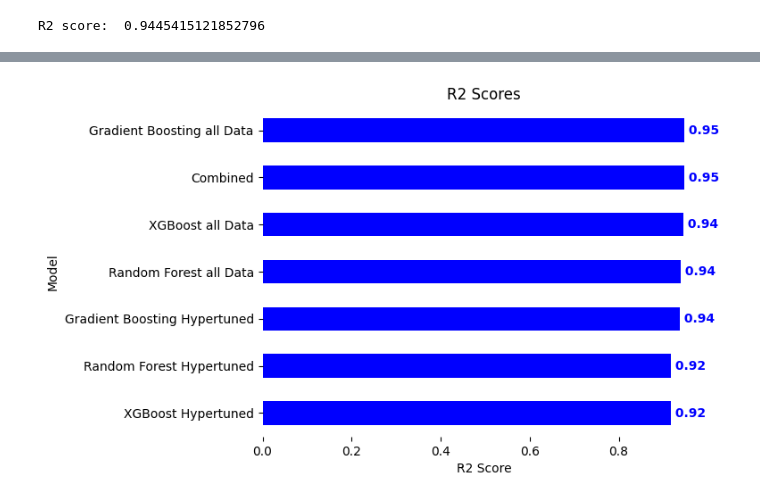
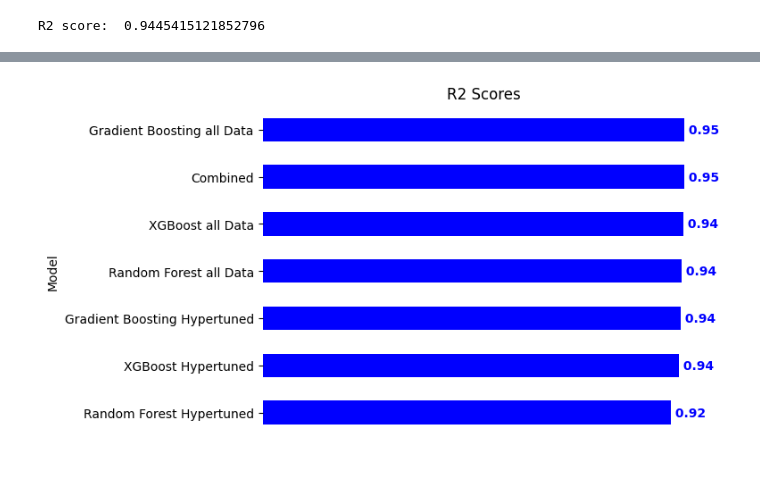
Before and after one commit to Bratpfannengamer/Rossmann, a Jupyter notebook: notebook.ipynb, the cells around one changed output, grey strips where cells are left out. Drawn from its saved outputs; the diff is of its cells as text; code cells hidden in the pictures; blank space fills up the shorter version.

```diff
--- a/notebook.ipynb
+++ b/notebook.ipynb
@@ -995,0 +965,2 @@ Fitting 5 folds for each of 45 candidates, totalling 225 fits
+# %%
+xgb_hyper_r2 = 0.9357554945651602
@@ -1025,4 +1012,4 @@ Fitting 5 folds for each of 27 candidates, totalling 135 fits
 0.9164451363499566
 # %%
 #last r2 score
-rfr_hyp_r2 = 0.9164451363499566
+rfr_hyper_r2 = 0.9164451363499566
@@ -1156,20 +1227,21 @@ Combined R2 Score:  0.9467576266100304
 # %%
 #plot r2 scores
 r2_scores = [['XGBoost all Data', xgb_all_r2 ],['Random Forest all Data',rfr_all_r2],['Gradient Boosting all Data',gb_all_r2],['XGBoost Hypertuned',xgb_hyper_r2],['Random Forest Hypertuned',rfr_hyper_r2],['Gradient Boosting Hypertuned',gb_hyper_r2],['Combined',combined_r2]]
 r2_scores_df = pd.DataFrame(r2_scores, columns=['Model','R2 Score'])
 #sort by r2 score
 r2_scores_df.sort_values(by='R2 Score', inplace=True)
 #plot as ranked numbered horizontal bar chart
 r2_scores_df.plot.barh(x='Model', y='R2 Score', legend=False, title='R2 Scores', color='blue')
 #number the based on rank
 for i, v in enumerate(r2_scores_df['R2 Score']):
     plt.text(v, i, " "+str(round(v,2)), color='blue', va='center', fontweight='bold')
-plt.xlabel('R2 Score')
+#remove xticks
+plt.xticks([])
 plt.ylabel('Model')
 
 plt.box(False)
 # %% [output]
-[figure, old version]
+[figure, new version]
 # %%
 #feature importance
 #knn feature importance
```
Also changed, not shown: parts of 16 cells of this notebook.
